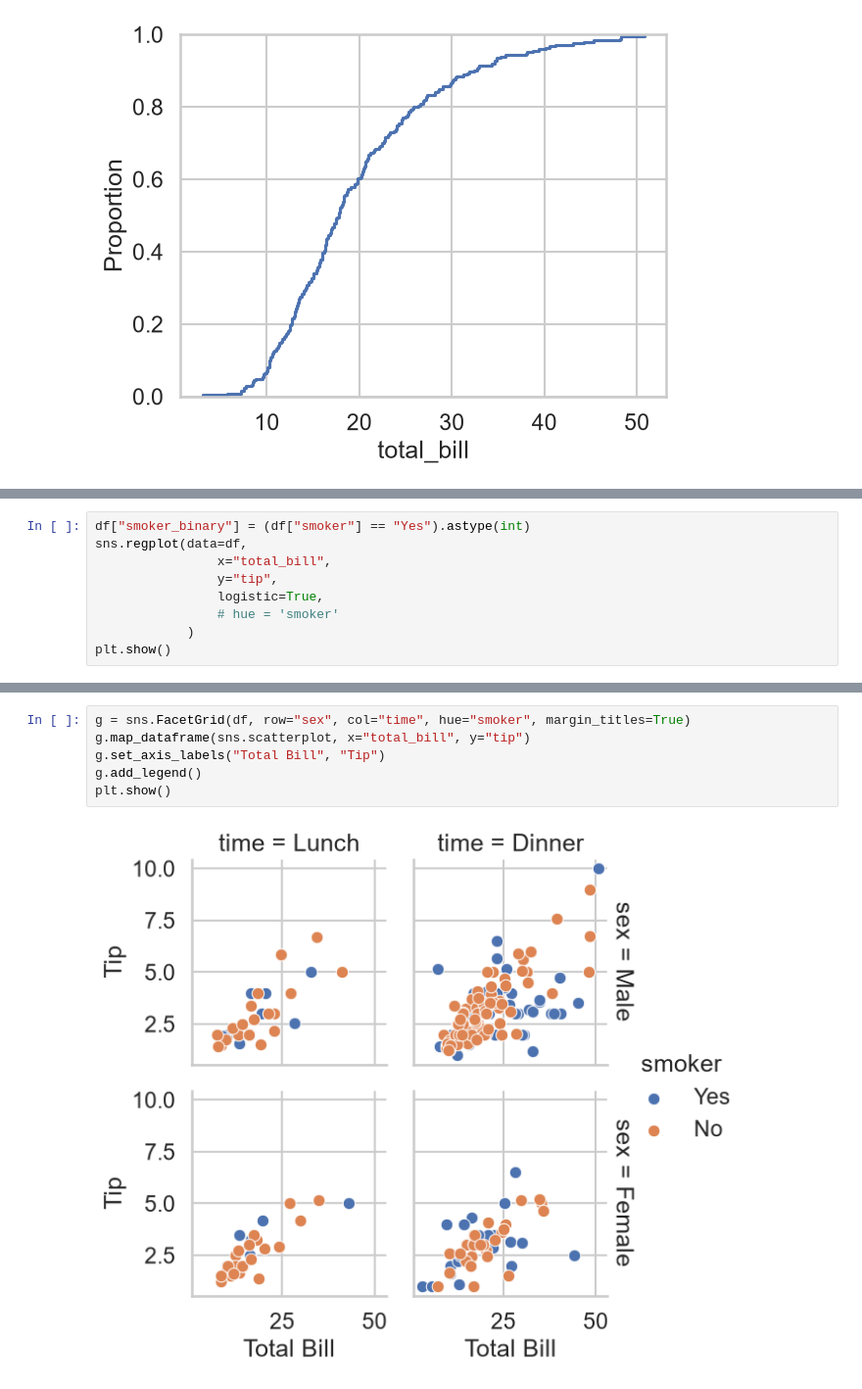
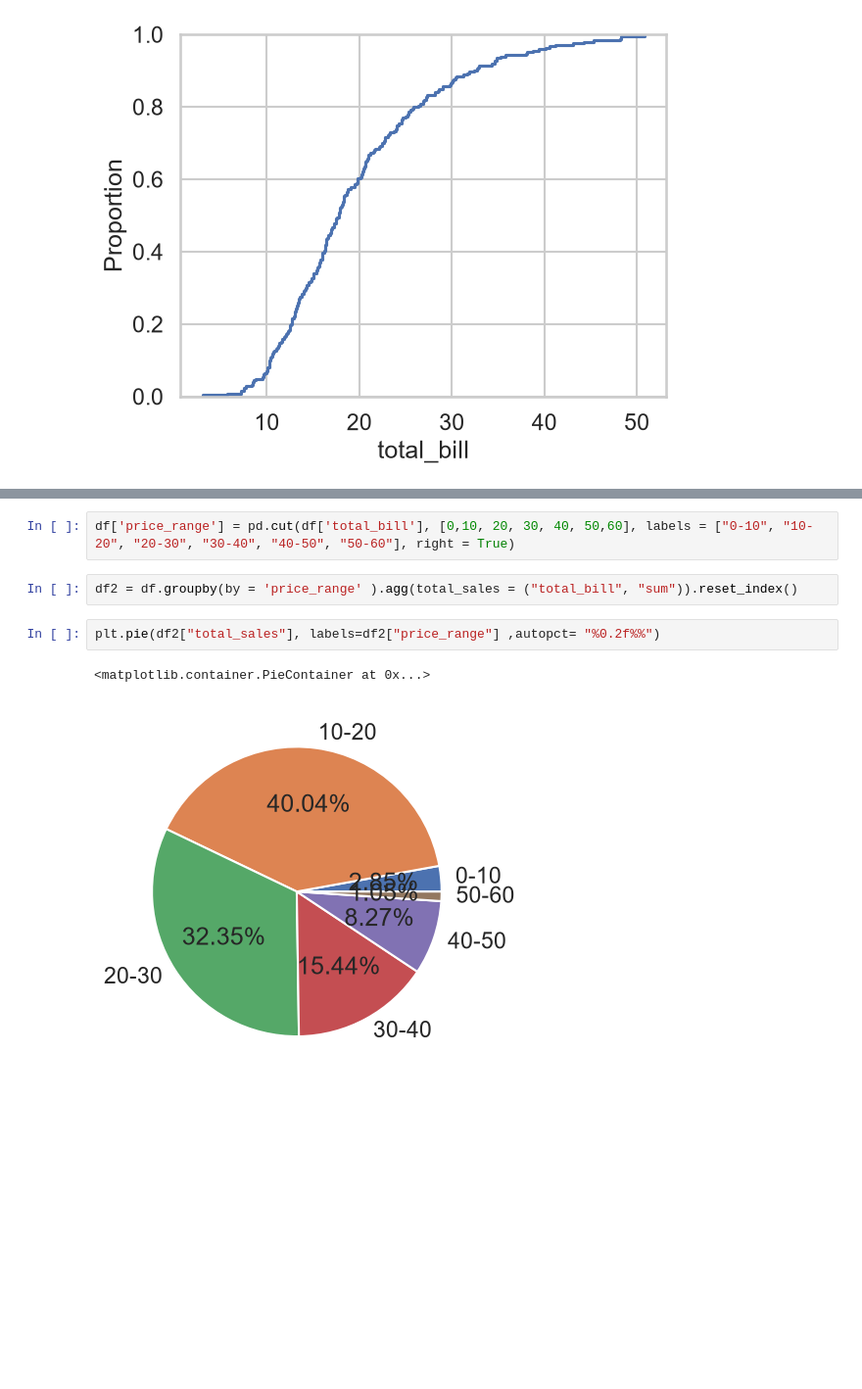
Before and after one commit to Bhawani0038/Python-Complete-Content, a Jupyter notebook: 24_seaborn/sample.ipynb, the cells around one changed output, grey strips where cells are left out. Shown at 98% size. Drawn from its saved outputs; the diff is of its cells as text; blank space fills up the shorter version.

```diff
--- a/24_seaborn/sample.ipynb
+++ b/24_seaborn/sample.ipynb
@@ -254,9 +43,0 @@ df.head(1)
-# %%
-df["smoker_binary"] = (df["smoker"] == "Yes").astype(int)
-sns.regplot(data=df,
-                x="total_bill",
-                y="tip",
-                logistic=True,
-                # hue = 'smoker'
-            )
-plt.show()
@@ -419,8 +44,9 @@ plt.show()
-# %%
-g = sns.FacetGrid(df, row="sex", col="time", hue="smoker", margin_titles=True)
-g.map_dataframe(sns.scatterplot, x="total_bill", y="tip")
-g.set_axis_labels("Total Bill", "Tip")
-g.add_legend()
-plt.show()
-# %% [output]
-[figure, removed]
+# %%
+df['price_range'] = pd.cut(df['total_bill'], [0,10, 20, 30, 40, 50,60], labels = ["0-10", "10-20", "20-30", "30-40", "40-50", "50-60"], right = True)
+# %%
+df2 = df.groupby(by = 'price_range' ).agg(total_sales = ("total_bill", "sum")).reset_index()
+# %%
+plt.pie(df2["total_sales"], labels=df2["price_range"] ,autopct= "%0.2f%%")
+# %% [output]
+<matplotlib.container.PieContainer at 0x...>
+[figure, added]
```
Also changed, not shown: parts of 55 cells of this notebook, 8 other files.
